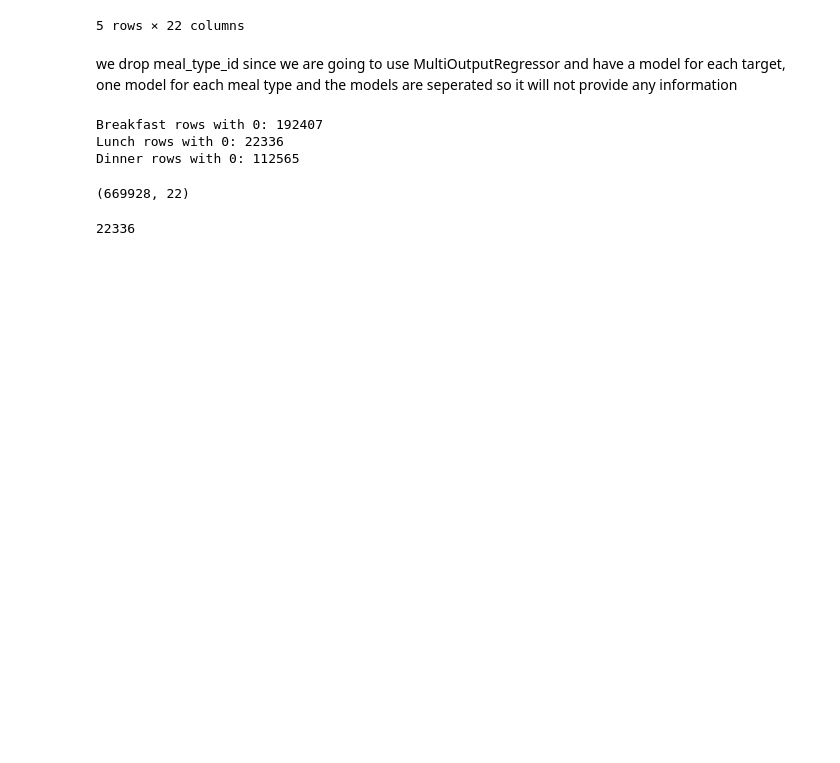
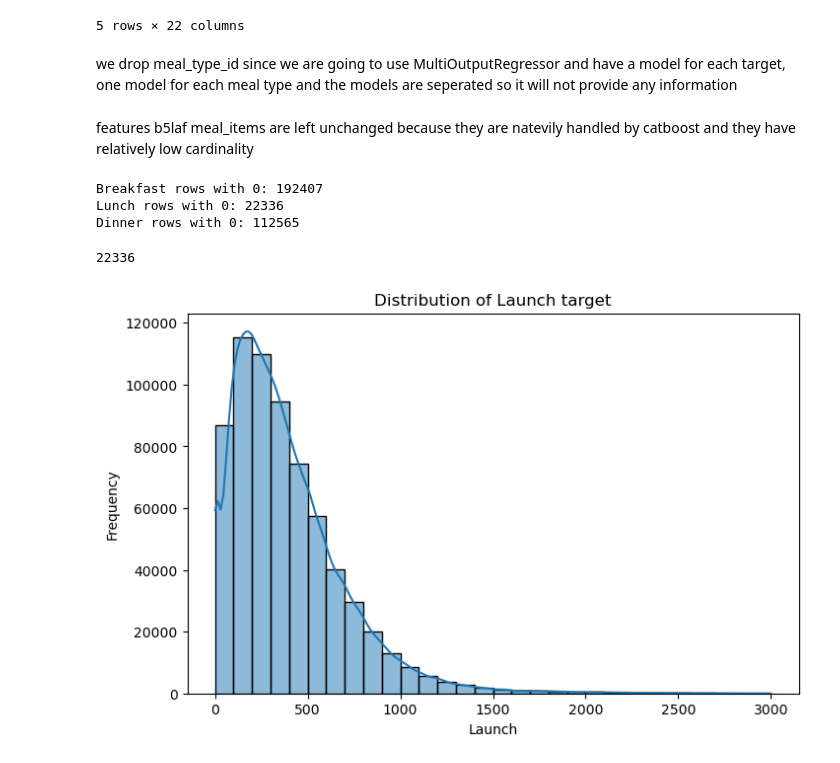
Before and after one commit to aziziabdallahesmail-ensia/IntelliCanteen, a Jupyter notebook: intellicanteen/notebooks/preprocessing and feature engineering.ipynb, the cells around one changed output. Drawn from its saved outputs; the diff is of its cells as text; code cells hidden in the pictures; blank space fills up the shorter version.

```diff
--- a/intellicanteen/notebooks/preprocessing and feature engineering.ipynb
+++ b/intellicanteen/notebooks/preprocessing and feature engineering.ipynb
@@ -127,6 +125,8 @@ columns_to_drop = ['meal_type_id','category_list','meal_items']
 joined_df = joined_df.drop(columns=columns_to_drop)
 # %% [markdown]
 we drop meal_type_id since we are going to use MultiOutputRegressor and have a model for each target, one model for each meal type and the models are seperated so it will not provide any information
+# %% [markdown]
+features b5laf meal_items are left unchanged because they are natevily handled by catboost and they have relatively low cardinality
 # %%
 print("Breakfast rows with 0:", joined_df[joined_df['breakfast'] == 0].shape[0])
 print("Lunch rows with 0:", joined_df[joined_df['launch'] == 0].shape[0])
@@ -135,12 +135,22 @@ print("Dinner rows with 0:", joined_df[joined_df['dinner'] == 0].shape[0])
 Breakfast rows with 0: 192407
 Lunch rows with 0: 22336
 Dinner rows with 0: 112565
-# %%
-joined_df.shape
-# %% [output]
-(669928, 22)
 # %%
 joined_df[joined_df['launch'] == 0 & (joined_df['breakfast'] == 0) & (joined_df['dinner'] == 0)].shape[0]
 # %% [output]
 22336
+# %%
+import matplotlib.pyplot as plt
+import seaborn as sns
+# Histogram + KDE
+plt.figure(figsize=(8, 5))
+sns.histplot(joined_df["launch"], bins=30, kde=True)
+
+plt.title("Distribution of Launch target")
+plt.xlabel("Launch")
+plt.ylabel("Frequency")
+
+plt.show()
+# %% [output]
+[figure, added]
 # %%
```
Also changed, not shown: parts of 7 cells of this notebook.
